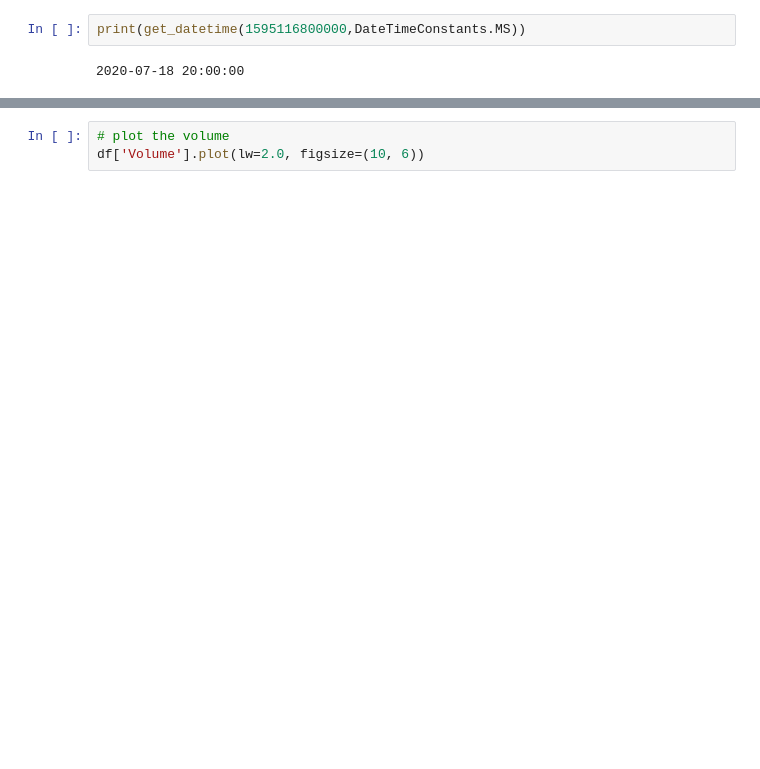
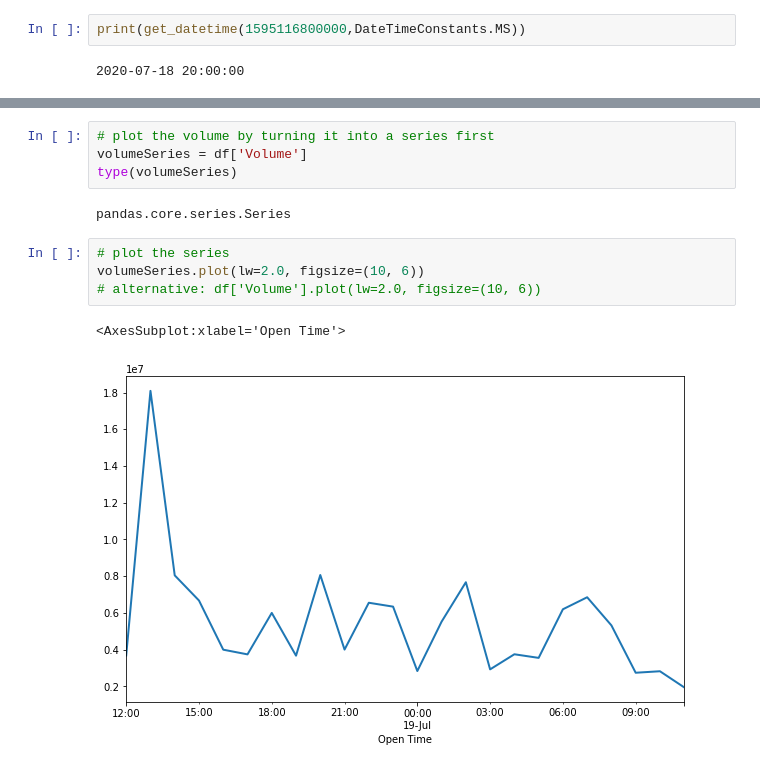
Before and after one commit to afarmani/TradingSupport, a Jupyter notebook: python-client/jupyter/strategyBasics.ipynb, the cells around one changed output, grey strips where cells are left out. Saved outputs shown, nothing was run; the diff lists cells and outputs as text; blank space fills up the shorter version.

```diff
--- a/python-client/jupyter/strategyBasics.ipynb
+++ b/python-client/jupyter/strategyBasics.ipynb
@@ -178,6 +205,16 @@ df.describe()
+# %%
+# plot the volume by turning it into a series first
+volumeSeries = df['Volume']
+type(volumeSeries)
+# %% [output]
+pandas.core.series.Series
 # %%
-# plot the volume
-df['Volume'].plot(lw=2.0, figsize=(10, 6))
+# plot the series
+volumeSeries.plot(lw=2.0, figsize=(10, 6))
+# alternative: df['Volume'].plot(lw=2.0, figsize=(10, 6))
+# %% [output]
+<AxesSubplot:xlabel='Open Time'>
+[figure, added]
 # %%
 # plot the open, high, low, close
 df.drop(columns=['Volume','Number Of Trades']).plot(lw=2.0, figsize=(10, 6))
```
Also changed, not shown: parts of 15 cells of this notebook, 10 other files.
